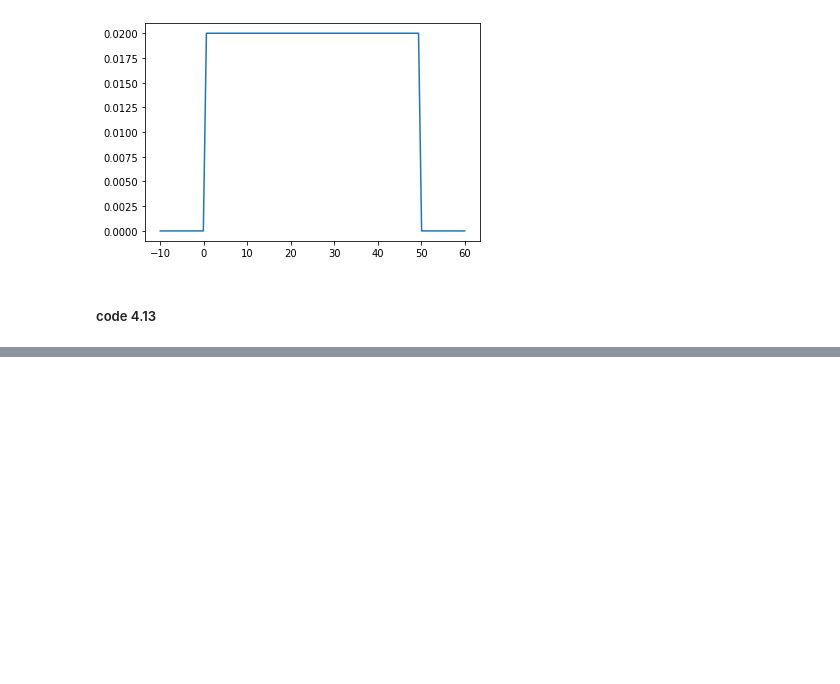
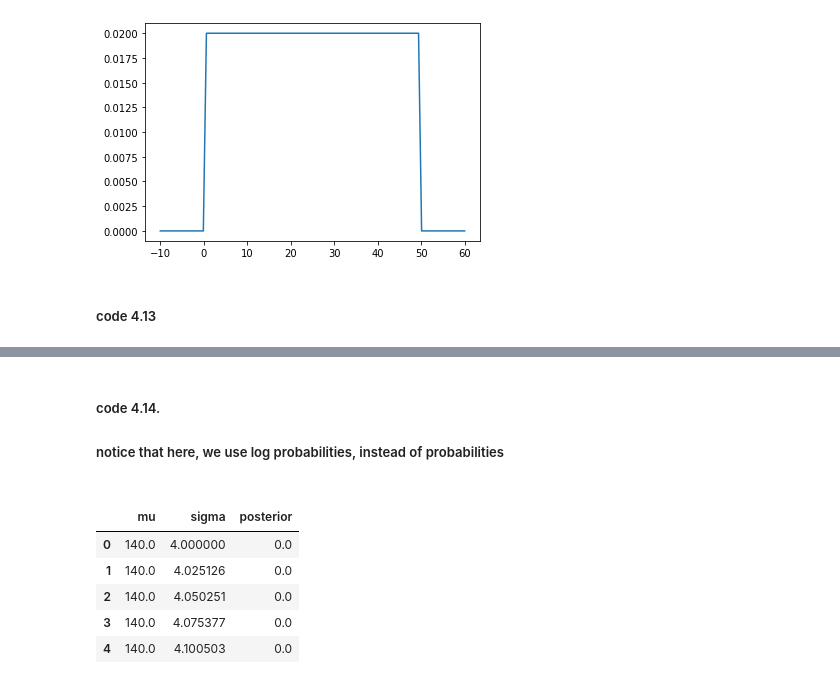
Before and after one commit to ZhengguoGu/resources, a Jupyter notebook: Rethinking/Zhen_practice/Ch4.ipynb, the cells around one changed output, grey strips where cells are left out. Cells and saved outputs as stored; diff of their text form; code cells hidden in the pictures; blank space fills up the shorter version.

```diff
--- a/Rethinking/Zhen_practice/Ch4.ipynb
+++ b/Rethinking/Zhen_practice/Ch4.ipynb
@@ -59,0 +61,4 @@ Text(0.5, 0, 'Height')
+# %% [markdown]
+##### code 4.14.
+##### notice that here, we use log probabilities, instead of probabilities
+#####
@@ -59,0 +70,2 @@ Text(0.5, 0, 'Height')
+# %%
+post = np.mgrid[140:160:200j, 4:9:200j].reshape(2, -1).T #notice that we need to use mgrid[], instead of ()
@@ -59,0 +76,11 @@ Text(0.5, 0, 'Height')
+# %%
+posterior_df = pd.DataFrame([post[:, 0],post[:, 1], posterior]).T
+posterior_df.columns = ["mu", 'sigma', 'posterior']
+posterior_df.head()
+# %% [output]
+|  | mu | sigma | posterior |
+| 0 | 140.0 | 4.000000 | 0.0 |
+| 1 | 140.0 | 4.025126 | 0.0 |
+| 2 | 140.0 | 4.050251 | 0.0 |
+| 3 | 140.0 | 4.075377 | 0.0 |
+| 4 | 140.0 | 4.100503 | 0.0 |
```
Also changed, not shown: parts of 9 cells of this notebook, 1 other file.
